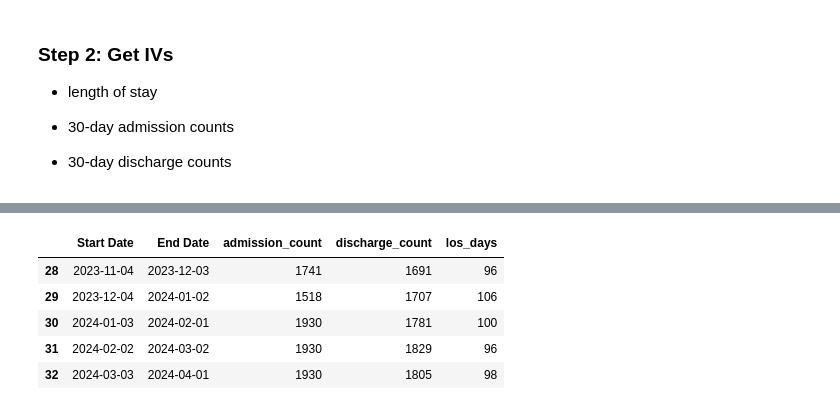
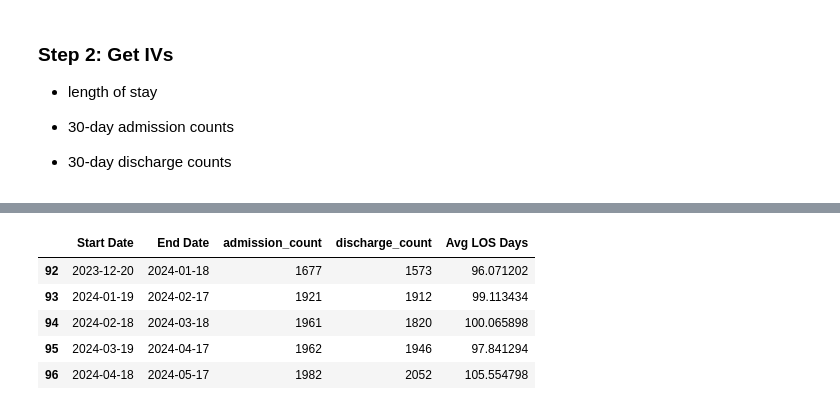
Before and after one commit to DataCollaborativeForJustice/DOC_Jail_Population_Timeseries, a Jupyter notebook: Scripts/01_get_data.ipynb, the cells around one changed output, grey strips where cells are left out. Saved outputs shown, nothing was run; the diff lists cells and outputs as text; code cells hidden in the pictures.

```diff
--- a/Scripts/01_get_data.ipynb
+++ b/Scripts/01_get_data.ipynb
@@ -56,6 +89,8 @@ interval_data.head()
 # %%
 #lets only look at the total population
-_30day_pop_tot = interval_data[['Start Date','End Date','ADP']]
-
+_30day_pop_tot = _30day_interval_data[['Start Date','End Date','ADP']]
+daily_pop = adp_df[['snapshot_date','Total Population']]
 #save to csv to use in other scripts
+daily_pop.to_csv("../Data/daily_pop.csv")
+_7day_pop_tot.to_csv("../Data/_7_day_adp.csv")
 _30day_pop_tot.to_csv("../Data/_30_day_adp.csv")
@@ -87,6 +131,6 @@ _30day_pop_tot.tail()
 admit_url = 'https://data.cityofnewyork.us/resource/6teu-xtgp.json'
 dis_url = 'https://data.cityofnewyork.us/resource/94ri-3ium.json'
 first_st_date_adp = _30day_pop_tot.iloc[0]['Start Date'].date()
-admit_df = get_agg_admit_dis_data(first_st_date_adp, admit_url, 'ADMITTED_DT')
-dis_df = get_agg_admit_dis_data(first_st_date_adp, dis_url, 'DISCHARGED_DT')
+_30day_admit_df = get_agg_admit_dis_data(first_st_date_adp, admit_url, 'ADMITTED_DT',30)
+_30day_dis_df = get_agg_admit_dis_data(first_st_date_adp, dis_url, 'DISCHARGED_DT',30)
 # %%
@@ -119,5 +172,5 @@ dis_df.head()
 # %%
 #test los function
-los_df = get_los_data(first_st_date_adp)
-los_df.head()
+_30_day_los_df = get_los_data(first_st_date_adp,30)
+_30_day_los_df.head()
 # %% [output]
@@ -146,6 +192,8 @@ Index(['Start Date', 'End Date', 'los_days'], dtype='object')
 # %%
 #join to one dataframe and store as csv
-joined_ivs_df = admit_df.merge(dis_df, left_on = ['Start Date','End Date'], right_on = ['Start Date','End Date'])
-joined_ivs_df = joined_ivs_df.merge(los_df, left_on = ['Start Date','End Date'], right_on = ['Start Date','End Date'])
-joined_ivs_df.head()
+_30day_joined_ivs_df = _30day_admit_df[['Start Date','End Date','admission_count']].merge(_30day_dis_df[['Start Date','End Date','discharge_count']],
+                                                                                left_on = ['Start Date','End Date'], right_on = ['Start Date','End Date'])
+_30day_joined_ivs_df = _30day_joined_ivs_df.merge(_30_day_los_df[['Start Date','End Date','Avg LOS Days']],
+                                    left_on = ['Start Date','End Date'], right_on = ['Start Date','End Date'])
+_30day_joined_ivs_df.head()
 # %% [output]
@@ -158,11 +206,11 @@ joined_ivs_df.head()
 # %%
-joined_ivs_df.tail()
+_30day_joined_ivs_df.tail()
 # %% [output]
-|  | Start Date | End Date | admission_count | discharge_count | los_days |
-| 28 | 2023-11-04 | 2023-12-03 | 1741 | 1691 | 96 |
-| 29 | 2023-12-04 | 2024-01-02 | 1518 | 1707 | 106 |
-| 30 | 2024-01-03 | 2024-02-01 | 1930 | 1781 | 100 |
-| 31 | 2024-02-02 | 2024-03-02 | 1930 | 1829 | 96 |
-| 32 | 2024-03-03 | 2024-04-01 | 1930 | 1805 | 98 |
+|  | Start Date | End Date | admission_count | discharge_count | Avg LOS Days |
+| 92 | 2023-12-20 | 2024-01-18 | 1677 | 1573 | 96.071202 |
+| 93 | 2024-01-19 | 2024-02-17 | 1921 | 1912 | 99.113434 |
+| 94 | 2024-02-18 | 2024-03-18 | 1961 | 1820 | 100.065898 |
+| 95 | 2024-03-19 | 2024-04-17 | 1962 | 1946 | 97.841294 |
+| 96 | 2024-04-18 | 2024-05-17 | 1982 | 2052 | 105.554798 |
 # %%
 #save to csv
```
Also changed, not shown: parts of 28 cells of this notebook, 58 other files.
